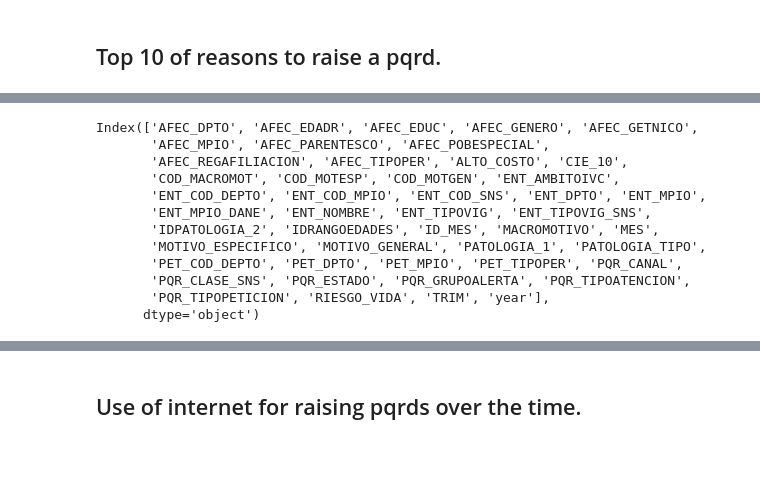
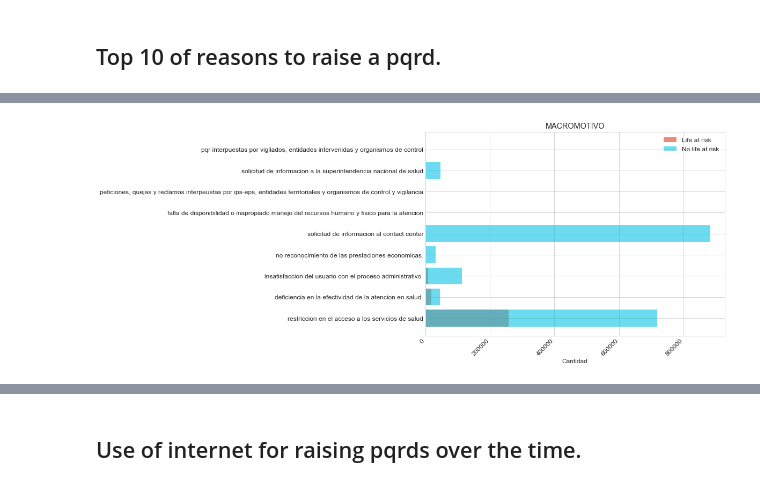
Before and after one commit to mrugeles/Supersalud-PQRSD, a Jupyter notebook: 1) Business understanding.ipynb, the cells around one changed output, grey strips where cells are left out. Drawn from its saved outputs; the diff is of its cells as text; code cells hidden in the pictures; blank space fills up the shorter version.

```diff
--- a/1) Business understanding.ipynb
+++ b/1) Business understanding.ipynb
@@ -33,5 +44,5 @@ def plot_value_counts(df, feature, title, size):
 # %%
-plt.rcParams.update({'font.size': 12})
+
 
 def plot_overlap(dataset, feature, top = 5):
     fig, ax = plt.subplots(figsize=(10,7))
@@ -43,8 +54,8 @@ def plot_overlap(dataset, feature, top = 5):
     df_no_risk = df_no_risk.to_frame().reset_index().rename(columns = {'index': feature, feature:'count'})
 
 
-    ax1 = ax.barh(df_risk[feature], df_risk['count'], alpha=0.2, label = 'Vida en riesgo', color = 'blue')
-    ax2 = ax.barh(df_no_risk[feature], df_no_risk['count'], alpha=0.2, label = 'No vida en riesgo', color = 'green')
+    ax1 = ax.barh(df_risk[feature], df_risk['count'], alpha=0.6, label = 'Life at risk', color = '#de411b')
+    ax2 = ax.barh(df_no_risk[feature], df_no_risk['count'], alpha=0.6, label = 'No life at risk', color = '#0ac3e6')
 
     # Add some text for labels, title and custom x-axis tick labels, etc.
     ax.set_xlabel('Cantidad')
@@ -92,15 +83,4 @@ plot_value_counts(dataset[dataset['MACROMOTIVO'] != '0'], 'MACROMOTIVO', 'Macro
-# %%
-dataset.columns
-# %% [output]
-Index(['AFEC_DPTO', 'AFEC_EDADR', 'AFEC_EDUC', 'AFEC_GENERO', 'AFEC_GETNICO',
-       'AFEC_MPIO', 'AFEC_PARENTESCO', 'AFEC_POBESPECIAL',
-       'AFEC_REGAFILIACION', 'AFEC_TIPOPER', 'ALTO_COSTO', 'CIE_10',
-       'COD_MACROMOT', 'COD_MOTESP', 'COD_MOTGEN', 'ENT_AMBITOIVC',
-       'ENT_COD_DEPTO', 'ENT_COD_MPIO', 'ENT_COD_SNS', 'ENT_DPTO', 'ENT_MPIO',
-       'ENT_MPIO_DANE', 'ENT_NOMBRE', 'ENT_TIPOVIG', 'ENT_TIPOVIG_SNS',
-       'IDPATOLOGIA_2', 'IDRANGOEDADES', 'ID_MES', 'MACROMOTIVO', 'MES',
-       'MOTIVO_ESPECIFICO', 'MOTIVO_GENERAL', 'PATOLOGIA_1', 'PATOLOGIA_TIPO',
-       'PET_COD_DEPTO', 'PET_DPTO', 'PET_MPIO', 'PET_TIPOPER', 'PQR_CANAL',
-       'PQR_CLASE_SNS', 'PQR_ESTADO', 'PQR_GRUPOALERTA', 'PQR_TIPOATENCION',
-       'PQR_TIPOPETICION', 'RIESGO_VIDA', 'TRIM', 'year'],
-      dtype='object')
+# %%
+plot_overlap(dataset, 'MACROMOTIVO', top = 20)
+# %% [output]
+[figure, added]
```
Also changed, not shown: parts of 32 cells of this notebook, 5 other files.
